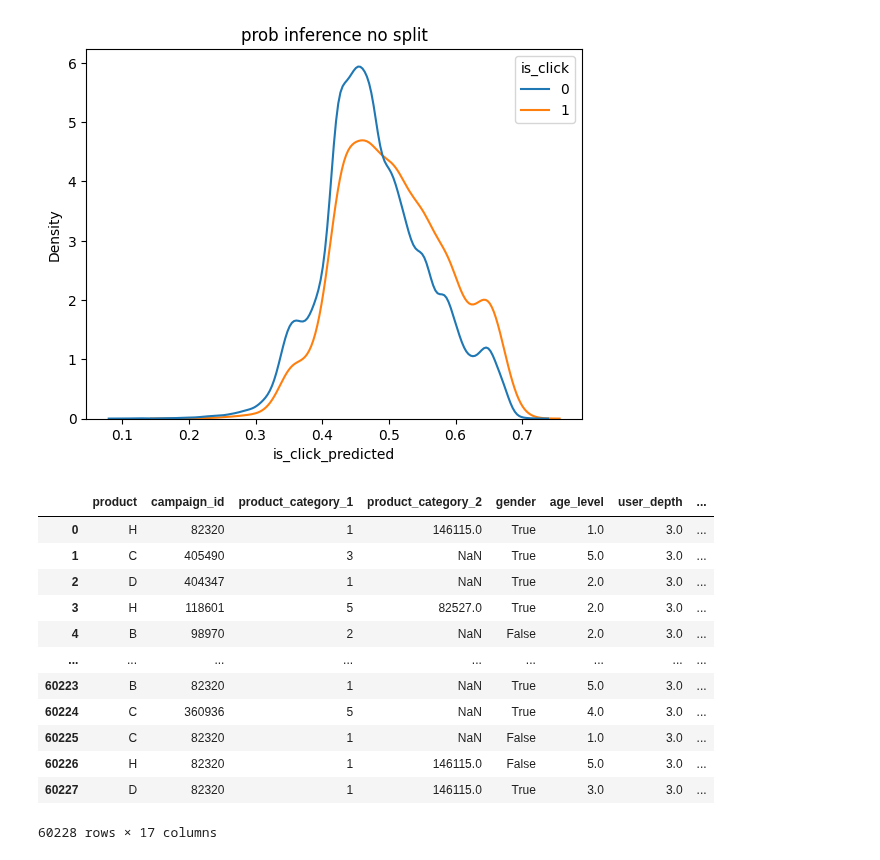
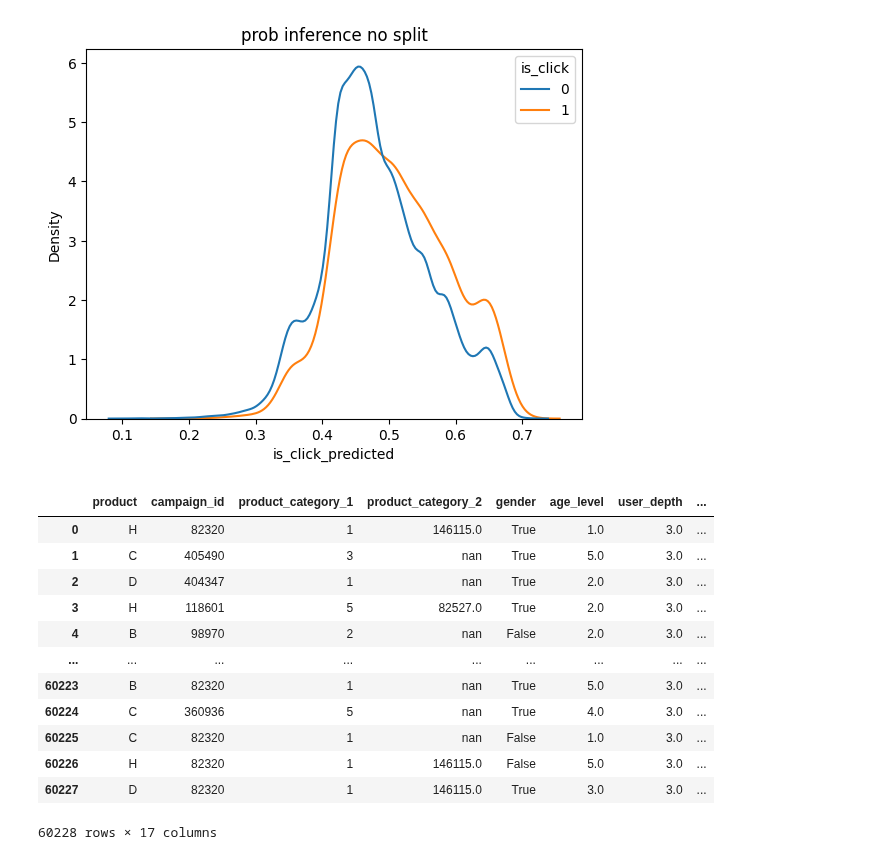
Before and after one commit to OphirTuretz/Y-DATA-Ninjas, a Jupyter notebook: notebooks/error_analysis_ophir.ipynb, the cells around one changed output. Cells and saved outputs as stored; diff of their text form; code cells hidden in the pictures.

```diff
--- a/notebooks/error_analysis_ophir.ipynb
+++ b/notebooks/error_analysis_ophir.ipynb
@@ -210,35 +210,36 @@ for y_true, y_score, label in zip(y_trues, y_scores, results_labels):
 # %%
 error_analysis_thr = 0.5
 
 error_analysis_data = x_pp_i.copy()
+error_analysis_data[FEATURES_LIST] = error_analysis_data[FEATURES_LIST].astype(str)
 error_analysis_data["is_click"] = y_i.is_click
 error_analysis_data["is_click_predicted"] = p_ns_p_i.is_click_predicted > error_analysis_thr
 error_analysis_data["is_click_predicted_prob"] = p_ns_p_i.is_click_predicted
 error_analysis_data["is_click_correct"] = error_analysis_data["is_click"] == error_analysis_data["is_click_predicted"]
 error_analysis_data["is_click_diff"] = np.abs(error_analysis_data["is_click_predicted_prob"] - error_analysis_data["is_click"])
 error_analysis_data["conf_matrix"] = np.select(
     [
         (error_analysis_data["is_click"] == 1) & (error_analysis_data["is_click_predicted"] == 1),  # TP
         (error_analysis_data["is_click"] == 0) & (error_analysis_data["is_click_predicted"] == 1),  # FP
         (error_analysis_data["is_click"] == 0) & (error_analysis_data["is_click_predicted"] == 0),  # TN
         (error_analysis_data["is_click"] == 1) & (error_analysis_data["is_click_predicted"] == 0),  # FN
     ],
     ["TP", "FP", "TN", "FN"],
     default="Unknown"
 )
 
 display(error_analysis_data)
 # %% [output]
 |  | product | campaign_id | product_category_1 | product_category_2 | gender | age_level | user_depth | ... |
 | 0 | H | 82320 | 1 | 146115.0 | True | 1.0 | 3.0 | ... |
-| 1 | C | 405490 | 3 | NaN | True | 5.0 | 3.0 | ... |
-| 2 | D | 404347 | 1 | NaN | True | 2.0 | 3.0 | ... |
+| 1 | C | 405490 | 3 | nan | True | 5.0 | 3.0 | ... |
+| 2 | D | 404347 | 1 | nan | True | 2.0 | 3.0 | ... |
 | 3 | H | 118601 | 5 | 82527.0 | True | 2.0 | 3.0 | ... |
-| 4 | B | 98970 | 2 | NaN | False | 2.0 | 3.0 | ... |
+| 4 | B | 98970 | 2 | nan | False | 2.0 | 3.0 | ... |
 | ... | ... | ... | ... | ... | ... | ... | ... | ... |
-| 60223 | B | 82320 | 1 | NaN | True | 5.0 | 3.0 | ... |
-| 60224 | C | 360936 | 5 | NaN | True | 4.0 | 3.0 | ... |
-| 60225 | C | 82320 | 1 | NaN | False | 1.0 | 3.0 | ... |
+| 60223 | B | 82320 | 1 | nan | True | 5.0 | 3.0 | ... |
+| 60224 | C | 360936 | 5 | nan | True | 4.0 | 3.0 | ... |
+| 60225 | C | 82320 | 1 | nan | False | 1.0 | 3.0 | ... |
 | 60226 | H | 82320 | 1 | 146115.0 | False | 5.0 | 3.0 | ... |
 | 60227 | D | 82320 | 1 | 146115.0 | True | 3.0 | 3.0 | ... |
 60228 rows × 17 columns
```
Also changed, not shown: parts of 1 cell of this notebook.
